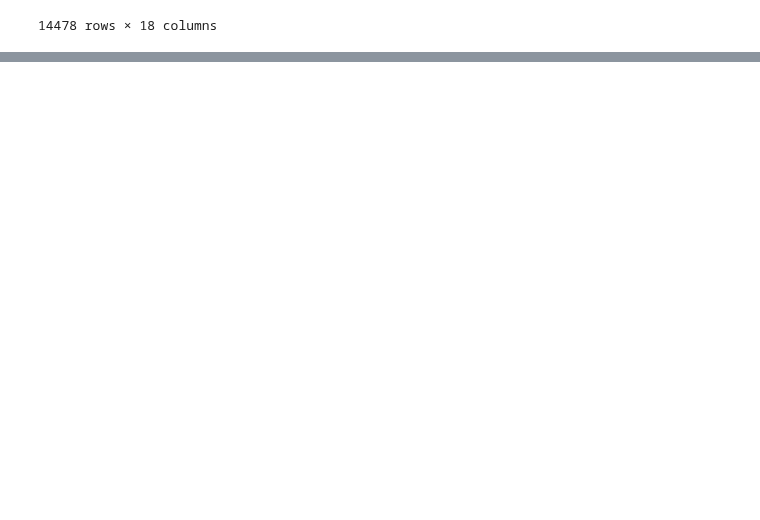
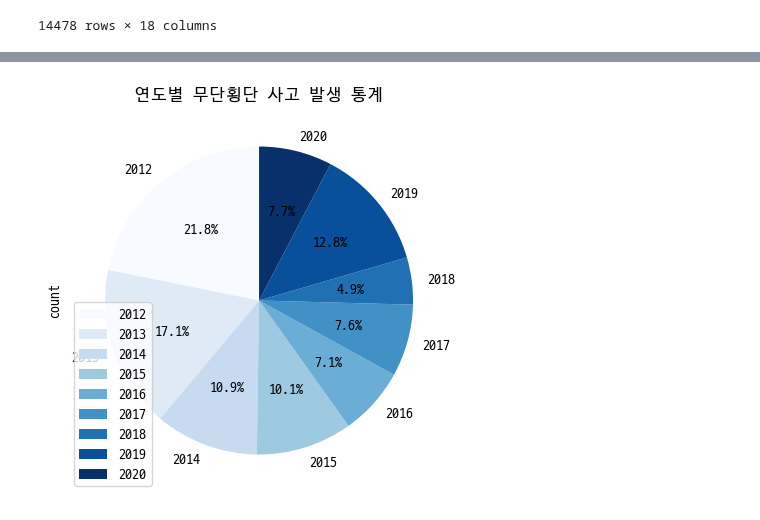
Before and after one commit to BBiT808/Game-of_pyThon, a Jupyter notebook: py11.6_교통사고유형별발생분석.ipynb, the cells around one changed output, grey strips where cells are left out. Drawn from its saved outputs; the diff is of its cells as text; code cells hidden in the pictures; blank space fills up the shorter version.

```diff
--- a/py11.6_교통사고유형별발생분석.ipynb
+++ b/py11.6_교통사고유형별발생분석.ipynb
@@ -51,0 +66,32 @@ TypeError: unhashable type: 'Series'
+# %%
+ex_data = ori.copy()
+ex_data = ex_data.rename(columns={'사고유형구분':'type','사고건수':'accidents','사고연도':'year'})
+arr_data = list(set(ex_data['type']))
+
+data_list = []
+for t in arr_data:
+    data_list.append(ex_data[ex_data['type']==t])
+print(arr_data,data_list)
+
+#단축
+# data_list = [group for _, group in ex_data.groupby('type')]
+# %%
+total_list = []
+for d in data_list:
+    result = d.groupby('year')["accidents"].sum().reset_index(name='count')
+    total_list.append(result)
+#print(arr_data,total_list)
+
+total_list[0].plot( # 보기 힘들 때는 enter 쳐서 나열식으로 작성해보자 !
+    kind = 'pie',
+    y = 'count',
+    labels = total_list[0]['year'],
+    figsize = (5,5),
+    startangle = 90,
+    autopct = '%.1f%%',  # 이스케이프 문자로 %% : %를 표현해주기 위함 !
+    title = f'연도별 {arr_data[0]} 사고 발생 통계',
+    cmap = matplotlib.cm.Blues
+)
+plt.show()
+# %% [output]
+[figure, added]
```
Also changed, not shown: parts of 3 cells of this notebook, 1 other file.
